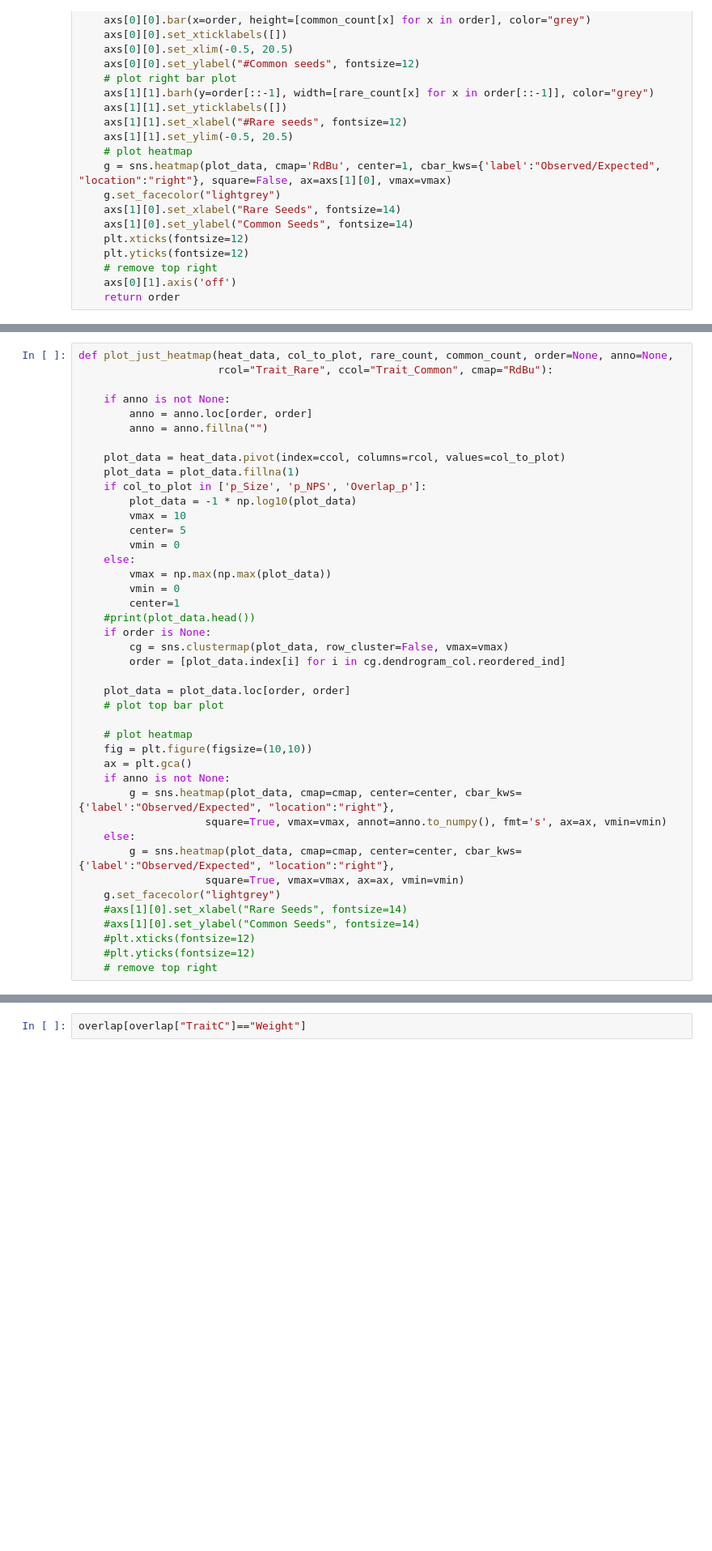
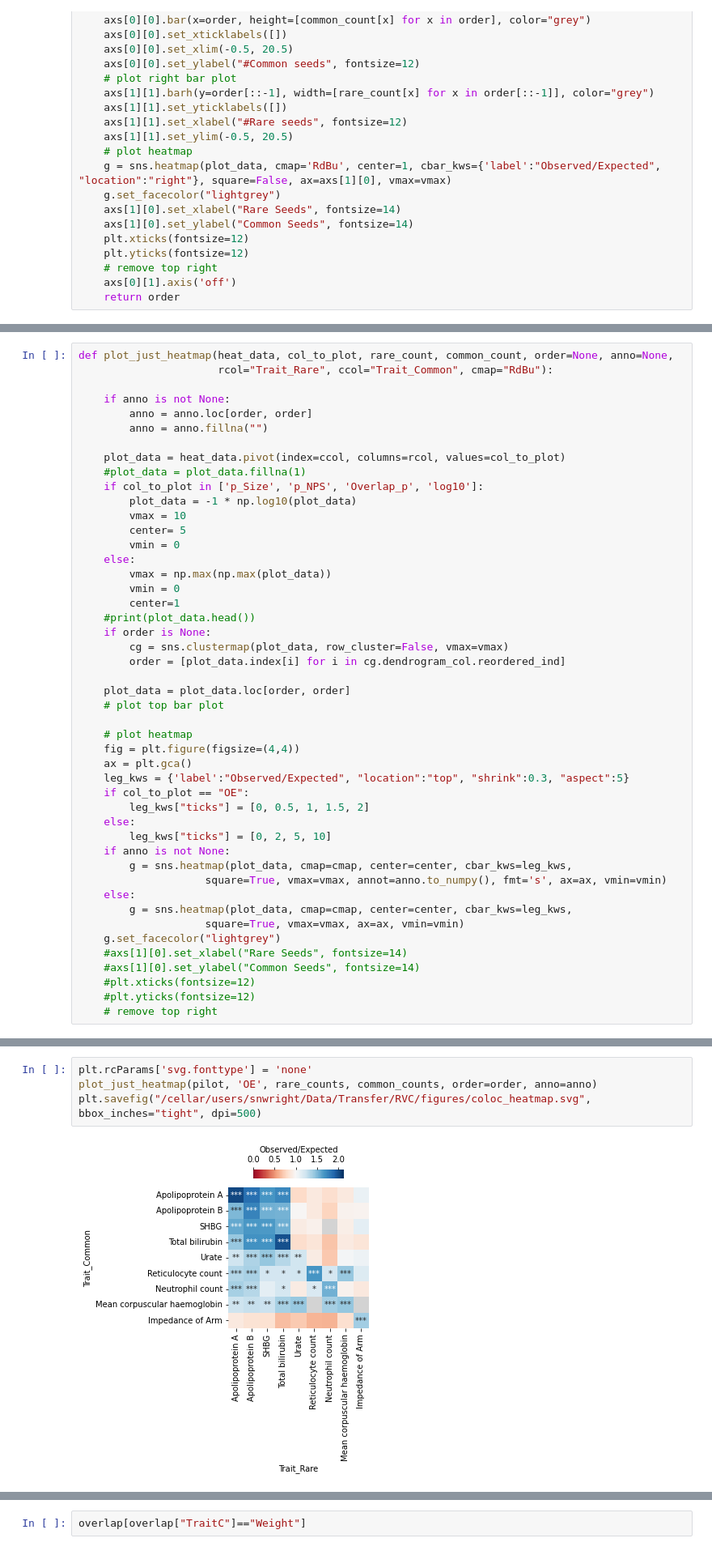
Before and after one commit to sarah-n-wright/CARVA, a Jupyter notebook: pilot_files/pilot2-viz.ipynb, the cells around one changed output, grey strips where cells are left out. Shown at 81% size. Saved outputs shown, nothing was run; the diff lists cells and outputs as text; blank space fills up the shorter version.

```diff
--- a/pilot2-viz.ipynb
+++ b/pilot_files/pilot2-viz.ipynb
@@ -147,8 +204,8 @@ def plot_just_heatmap(heat_data, col_to_plot, rare_count, common_count, order=No
         anno = anno.fillna("")
 
     plot_data = heat_data.pivot(index=ccol, columns=rcol, values=col_to_plot)
-    plot_data = plot_data.fillna(1)
-    if col_to_plot in ['p_Size', 'p_NPS', 'Overlap_p']:
+    #plot_data = plot_data.fillna(1)
+    if col_to_plot in ['p_Size', 'p_NPS', 'Overlap_p', 'log10']:
         plot_data = -1 * np.log10(plot_data)
         vmax = 10
         center= 5
@@ -166,13 +223,18 @@ def plot_just_heatmap(heat_data, col_to_plot, rare_count, common_count, order=No
     # plot top bar plot
 
     # plot heatmap
-    fig = plt.figure(figsize=(10,10))
+    fig = plt.figure(figsize=(4,4))
     ax = plt.gca()
+    leg_kws = {'label':"Observed/Expected", "location":"top", "shrink":0.3, "aspect":5}
+    if col_to_plot == "OE":
+        leg_kws["ticks"] = [0, 0.5, 1, 1.5, 2]
+    else:
+        leg_kws["ticks"] = [0, 2, 5, 10]
     if anno is not None:
-        g = sns.heatmap(plot_data, cmap=cmap, center=center, cbar_kws={'label':"Observed/Expected", "location":"right"},
+        g = sns.heatmap(plot_data, cmap=cmap, center=center, cbar_kws=leg_kws,
                     square=True, vmax=vmax, annot=anno.to_numpy(), fmt='s', ax=ax, vmin=vmin)
     else:
-        g = sns.heatmap(plot_data, cmap=cmap, center=center, cbar_kws={'label':"Observed/Expected", "location":"right"},
+        g = sns.heatmap(plot_data, cmap=cmap, center=center, cbar_kws=leg_kws,
                     square=True, vmax=vmax, ax=ax, vmin=vmin)
     g.set_facecolor("lightgrey")
     #axs[1][0].set_xlabel("Rare Seeds", fontsize=14)
@@ -208,0 +245,6 @@ plot_just_heatmap(pilot, 'OE', rare_counts, common_counts, order=order, anno=ann
+# %%
+plt.rcParams['svg.fonttype'] = 'none'
+plot_just_heatmap(pilot, 'OE', rare_counts, common_counts, order=order, anno=anno)
+plt.savefig("/cellar/users/snwright/Data/Transfer/RVC/figures/coloc_heatmap.svg", bbox_inches="tight", dpi=500)
+# %% [output]
+[figure, added]
```
Also changed, not shown: parts of 26 cells of this notebook, 21 other files.
